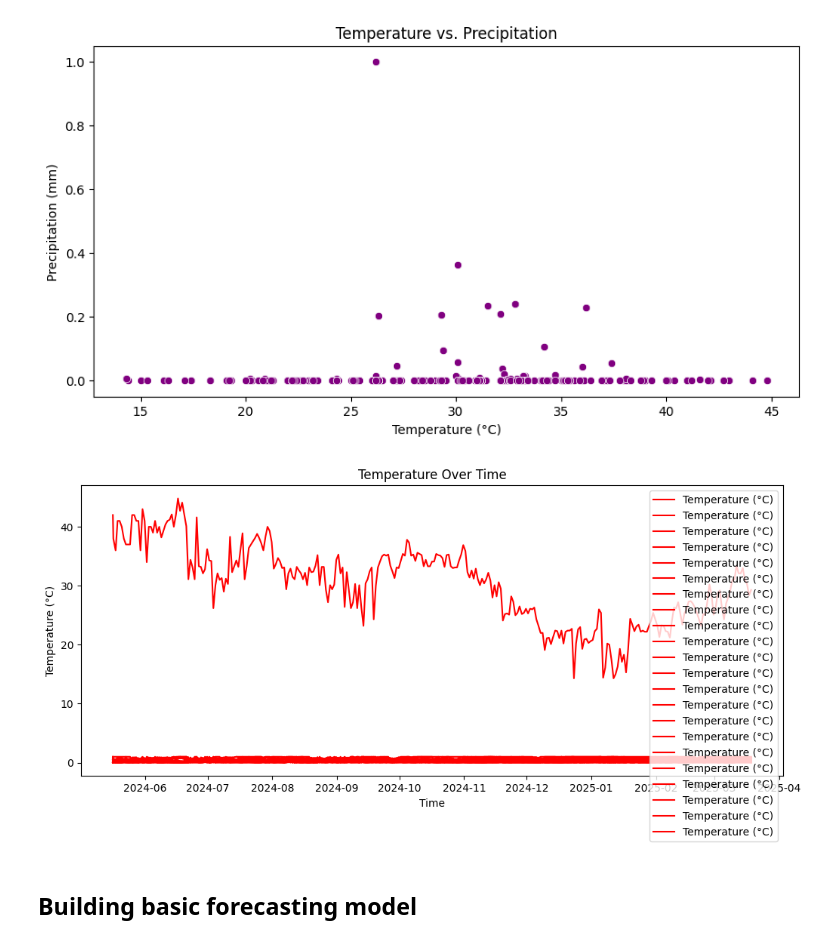
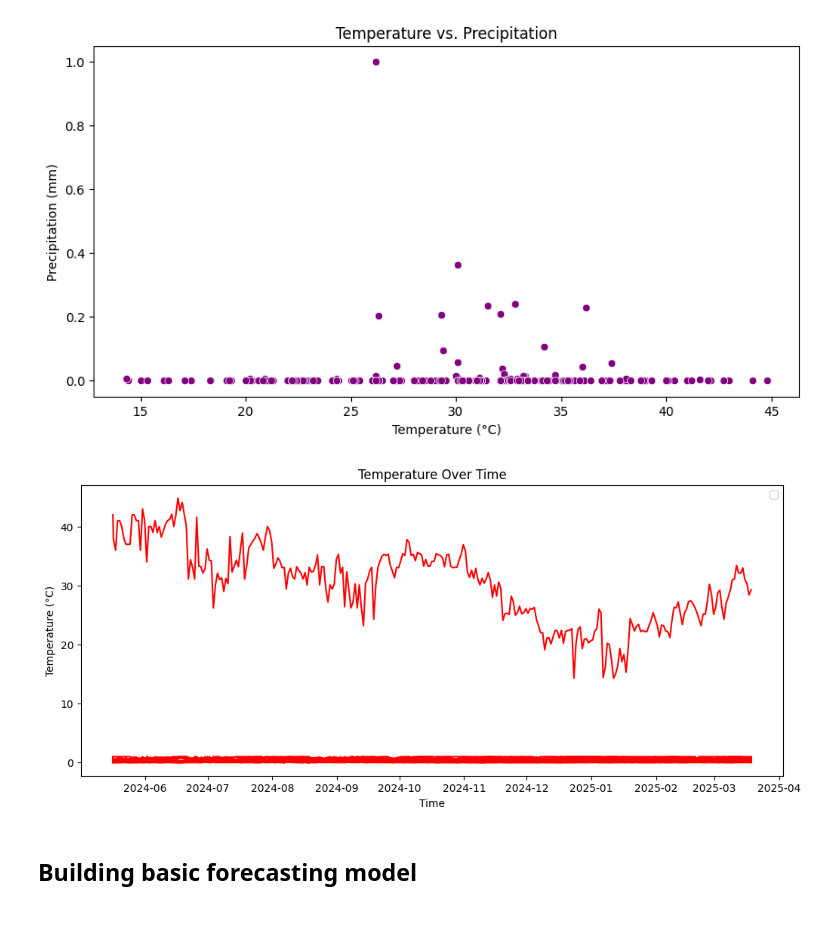
Before and after one commit to Yarra-Hemanth/Weather-Trend-Forecast, a Jupyter notebook: Weather_Trend_Forecasting.ipynb, the cells around one changed output. Drawn from its saved outputs; the diff is of its cells as text; code cells hidden in the pictures.

```diff
--- a/Weather_Trend_Forecasting.ipynb
+++ b/Weather_Trend_Forecasting.ipynb
@@ -332,21 +332,21 @@ plt.show()
 # %%
 import seaborn as sns
 df = df_country
 
 df['last_updated'] = pd.to_datetime(df['last_updated'])
 df.set_index('last_updated', inplace=True)
 
 df = df.sort_index()
 
 plt.figure(figsize=(12, 5))
-plt.plot(df, label="Temperature (°C)", color="red")
+plt.plot(df, color="red")
 plt.title("Temperature Over Time")
 plt.xlabel("Time")
 plt.ylabel("Temperature (°C)")
 plt.legend()
 plt.show()
 # %% [output]
-[figure, old version]
+[figure, new version]
 # %% [markdown]
 ## Building basic forecasting model
 # %%
```
Also changed, not shown: parts of 3 cells of this notebook.
